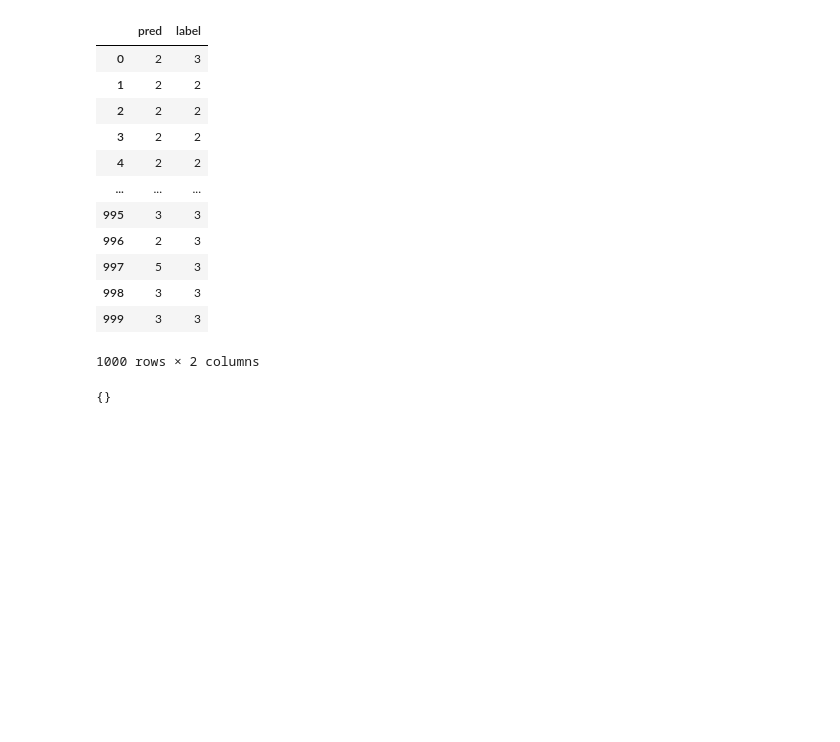
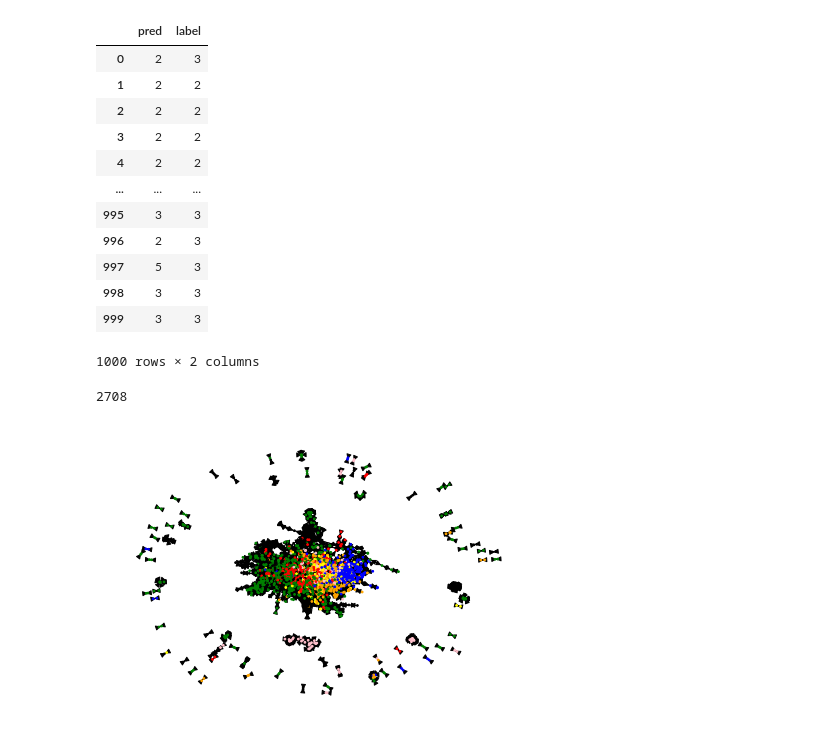
Before and after one commit to Camuslu/Stanford-CS244W-GNN, a Jupyter notebook: CS224W_Colab3_2023.ipynb, the cells around one changed output. Saved outputs shown, nothing was run; the diff lists cells and outputs as text; code cells hidden in the pictures; blank space fills up the shorter version.

```diff
--- a/CS224W_Colab3_2023.ipynb
+++ b/CS224W_Colab3_2023.ipynb
@@ -557,8 +557,4 @@ df
 1000 rows × 2 columns
 # %%
 data = torch_geometric.data.Data(x=dataset.x, edge_index=dataset.edge_index)
-g = torch_geometric.utils.to_networkx(data, to_undirected=True)
+g = torch_geometric.utils.to_networkx(data, to_undirected=False)
-# %%
-g.nodes()[0]
-# %% [output]
-{}
@@ -566,0 +561,26 @@ g.nodes()[0]
+# %%
+color_map=[]
+for (i, y) in enumerate(dataset.y):
+    item = y.item()
+    if item == 0:
+      color_map.append("red")
+    elif item == 1:
+      color_map.append("yellow")
+    elif item == 2:
+      color_map.append("blue")
+    elif item == 3:
+      color_map.append("green")
+    elif item == 4:
+      color_map.append("black")
+    elif item == 5:
+      color_map.append("orange")
+    elif item == 6:
+      color_map.append("pink")
+# %%
+len(color_map)
+# %% [output]
+2708
+# %%
+nx.draw(g, node_color=color_map, with_labels=False, node_size=3)
+# %% [output]
+[figure, added]
```
Also changed, not shown: parts of 3 cells of this notebook.
